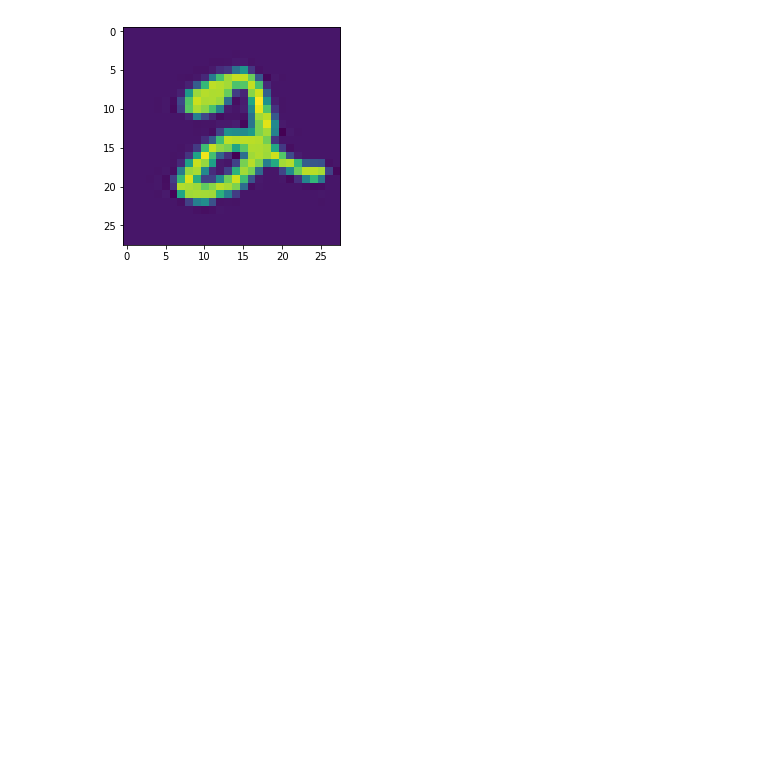
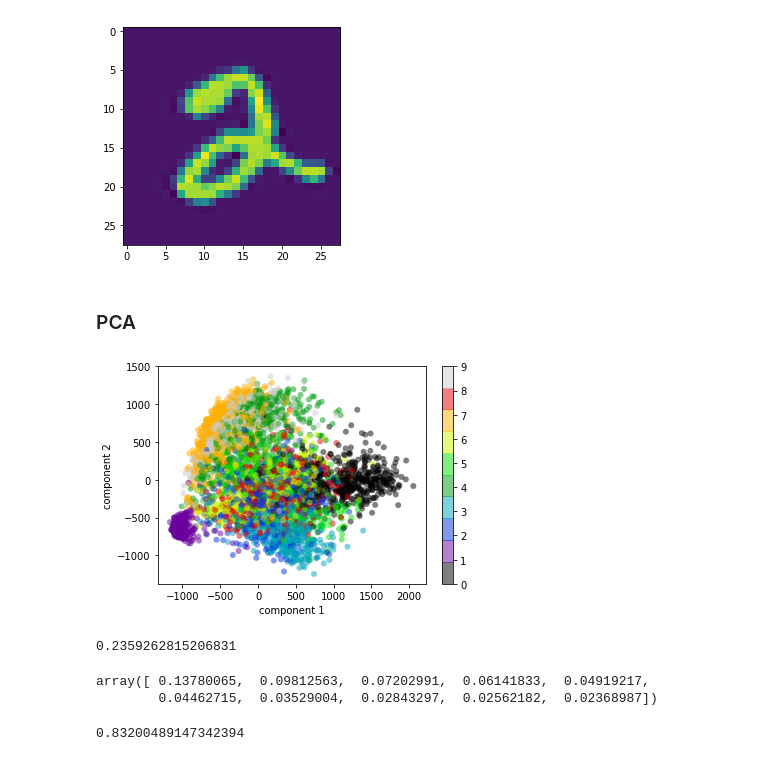
Before and after one commit to silva13/Capstone, a Jupyter notebook: 2. Preprocessing.ipynb, the cells around one changed output. Cells and saved outputs as stored; diff of their text form; code cells hidden in the pictures; blank space fills up the shorter version.

```diff
--- a/2. Preprocessing.ipynb
+++ b/2. Preprocessing.ipynb
@@ -179,3 +90,22 @@ plt.imshow(image_deskewed)
 plt.show()
 # %% [output]
 [figure]
+# %% [markdown]
+### PCA
+# %%
+from sklearn.decomposition import PCA
+pca = PCA(2)
+PCA_fit = pca.fit(X_train_deskewed[:5000])
+plt.scatter(projected[:, 0], projected[:, 1],
+            c=y_train[:5000], edgecolor='none', alpha=0.5,
+            cmap=plt.cm.get_cmap('spectral', 10))
+plt.xlabel('component 1')
+plt.ylabel('component 2')
+plt.colorbar();
+plt.show()
+# %% [output]
+[figure, added]
+# %%
+sum(PCA_fit.explained_variance_ratio_)
+# %% [output]
+0.2359262815206831
@@ -181,0 +116,11 @@ plt.show()
+# %%
+PCA_fit.explained_variance_ratio_
+# %% [output]
+array([ 0.13780065,  0.09812563,  0.07202991,  0.06141833,  0.04919217,
+        0.04462715,  0.03529004,  0.02843297,  0.02562182,  0.02368987])
+# %%
+pca=PCA(40)
+PCA_fit = pca.fit(X_train_deskewed)
+sum(PCA_fit.explained_variance_ratio_)
+# %% [output]
+0.83200489147342394
```
Also changed, not shown: parts of 43 cells of this notebook, 5 other files.
